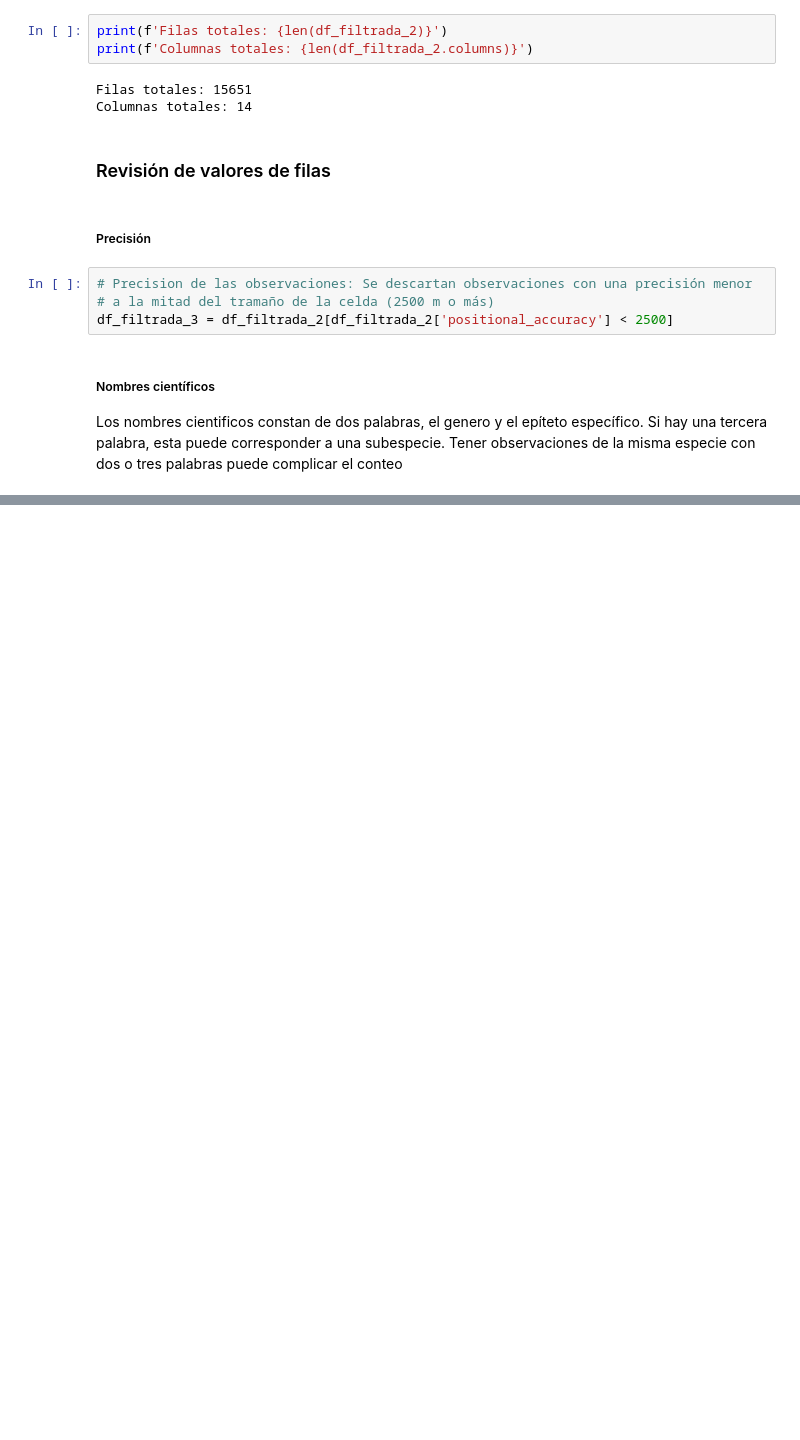
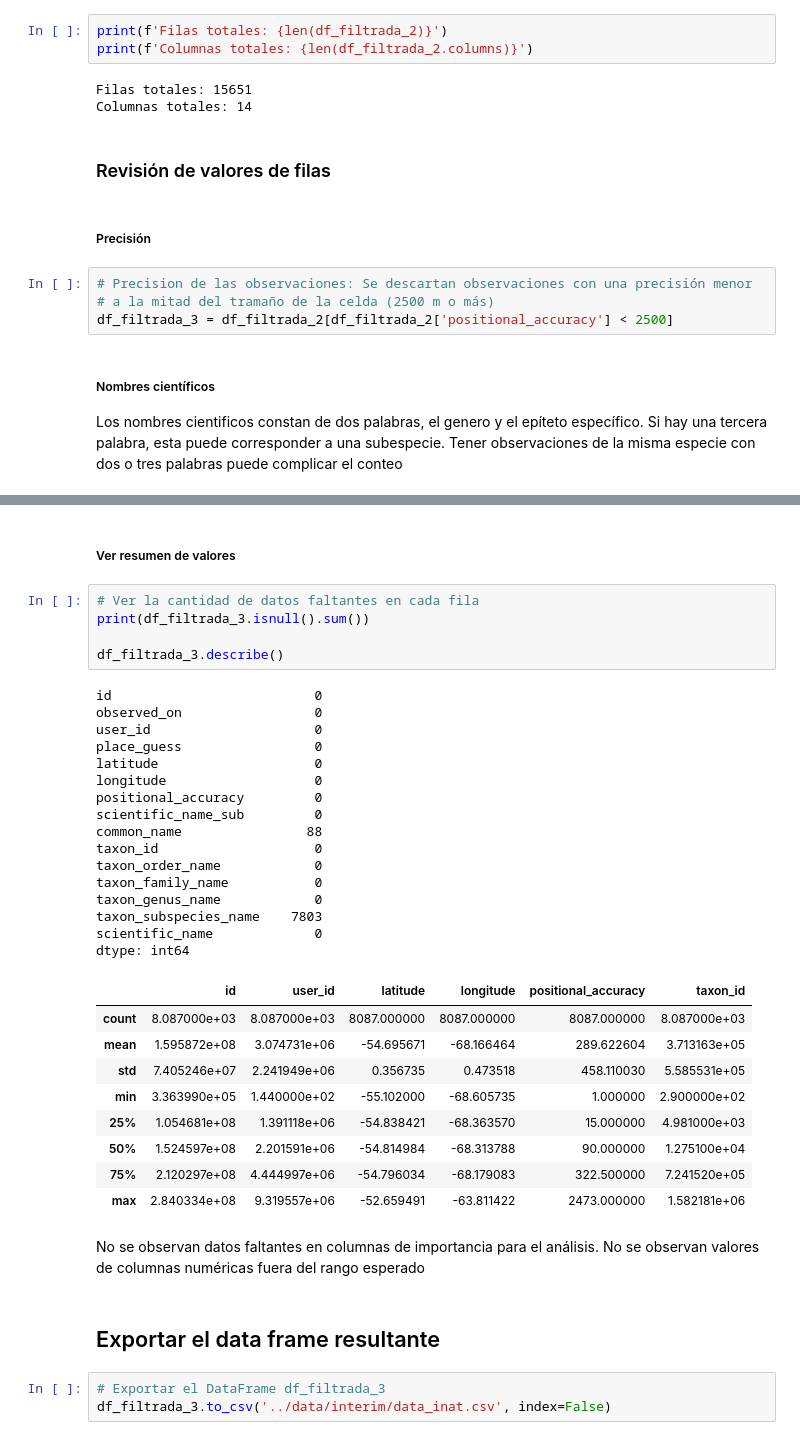
Before and after one commit to pablo-jusim/ornithological_potential, a Jupyter notebook: notebooks/01-preprocesamiento.ipynb, the cells around one changed output, grey strips where cells are left out. Saved outputs shown, nothing was run; the diff lists cells and outputs as text; blank space fills up the shorter version.

```diff
--- a/notebooks/01-preprocesamiento.ipynb
+++ b/notebooks/01-preprocesamiento.ipynb
@@ -177,3 +177,43 @@ df_filtrada_3.head()
 | 23 | 568760 | 2013-12-22 | 10201 | Tierra del Fuego National Park, U... | -54.853885 | -68.576660 | 611.0 | ... |
 | 24 | 568802 | 2013-12-22 | 10201 | Tierra del Fuego National Park, U... | -54.844298 | -68.564987 | 305.0 | ... |
 | 26 | 568816 | 2013-12-22 | 10201 | Tierra del Fuego National Park, U... | -54.854478 | -68.573914 | 2446.0 | ... |
+# %% [markdown]
+##### Ver resumen de valores
+# %%
+# Ver la cantidad de datos faltantes en cada fila
+print(df_filtrada_3.isnull().sum())
+
+df_filtrada_3.describe()
+# %% [output]
+id                          0
+observed_on                 0
+user_id                     0
+place_guess                 0
+latitude                    0
+longitude                   0
+positional_accuracy         0
+scientific_name_sub         0
+common_name                88
+taxon_id                    0
+taxon_order_name            0
+taxon_family_name           0
+taxon_genus_name            0
+taxon_subspecies_name    7803
+scientific_name             0
+dtype: int64
+|  | id | user_id | latitude | longitude | positional_accuracy | taxon_id |
+| count | 8.087000e+03 | 8.087000e+03 | 8087.000000 | 8087.000000 | 8087.000000 | 8.087000e+03 |
+| mean | 1.595872e+08 | 3.074731e+06 | -54.695671 | -68.166464 | 289.622604 | 3.713163e+05 |
+| std | 7.405246e+07 | 2.241949e+06 | 0.356735 | 0.473518 | 458.110030 | 5.585531e+05 |
+| min | 3.363990e+05 | 1.440000e+02 | -55.102000 | -68.605735 | 1.000000 | 2.900000e+02 |
+| 25% | 1.054681e+08 | 1.391118e+06 | -54.838421 | -68.363570 | 15.000000 | 4.981000e+03 |
+| 50% | 1.524597e+08 | 2.201591e+06 | -54.814984 | -68.313788 | 90.000000 | 1.275100e+04 |
+| 75% | 2.120297e+08 | 4.444997e+06 | -54.796034 | -68.179083 | 322.500000 | 7.241520e+05 |
+| max | 2.840334e+08 | 9.319557e+06 | -52.659491 | -63.811422 | 2473.000000 | 1.582181e+06 |
+# %% [markdown]
+No se observan datos faltantes en columnas de importancia para el análisis. No se observan valores de columnas numéricas fuera del rango esperado
+# %% [markdown]
+## Exportar el data frame resultante
+# %%
+# Exportar el DataFrame df_filtrada_3
+df_filtrada_3.to_csv('../data/interim/data_inat.csv', index=False)
```
Also changed, not shown: 5 other files.
